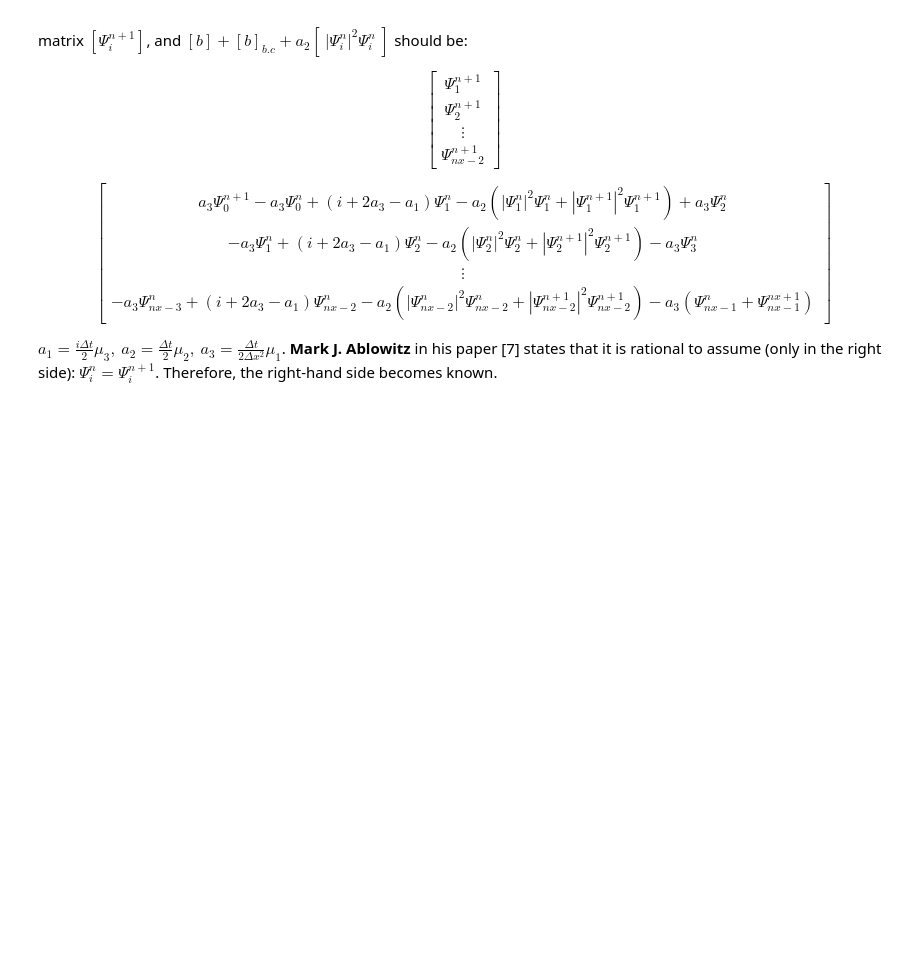
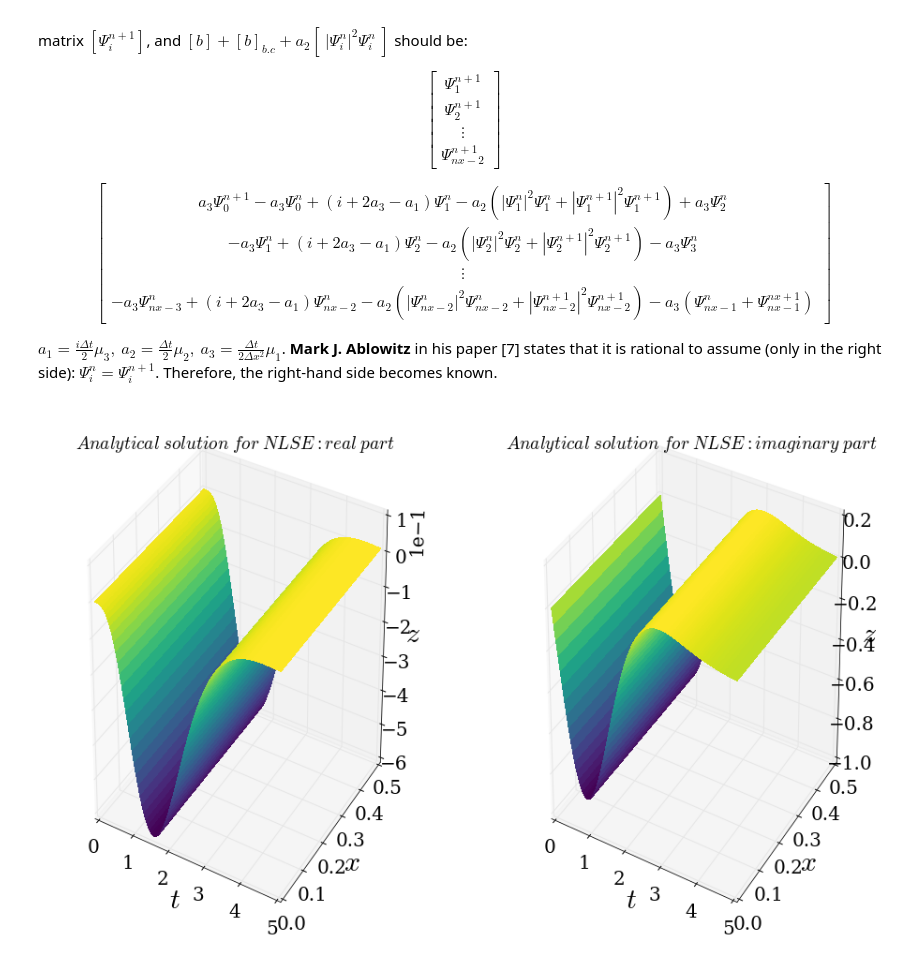
Before and after one commit to numerical-mooc/assignment-bank-2016, a Jupyter notebook: Lyapage/High-Order_NLSE.ipynb, the cells around one changed output. Cells and saved outputs as stored; diff of their text form; code cells hidden in the pictures; blank space fills up the shorter version.

Commit message:
numerical figure obtained

```diff
--- a/Lyapage/High-Order_NLSE.ipynb
+++ b/Lyapage/High-Order_NLSE.ipynb
@@ -293,7 +293,8 @@ def NLSE_cranknicolson(A,dx,dt,mu_1,mu_2,mu_3,psi_i):
 
     psi_t: an array of wave contained time and space
     '''
-    psi_t = numpy.empty_like(numpy.zeros((nt,nx)))
+    psi_t = numpy.empty_like(numpy.zeros((nt,nx)),dtype=complex)
+    psi_interior = numpy.empty_like(psi_i[1:-1])
     for i in range(nt):
 
         psi_n = psi_i.copy()
@@ -303,8 +304,11 @@ def NLSE_cranknicolson(A,dx,dt,mu_1,mu_2,mu_3,psi_i):
         psi[1:-1] = psi_interior
         #Dirichlet condition is enforced automatically
 
-        psi_t[i,:] = psi
+        psi_t[i,:] = psi_i
 
     return psi_t
 # %%
-xz = NLSE_cranknicolson(A,dx,dt,mu_1,mu_2,mu_3,psi_i.copy())
+psi_num = NLSE_cranknicolson(A,dx,dt,mu_1,mu_2,mu_3,psi_i.copy())
+plot_3D(t,x,psi_num)
+# %% [output]
+[figure, added]
```
Also changed, not shown: parts of 1 cell of this notebook.
